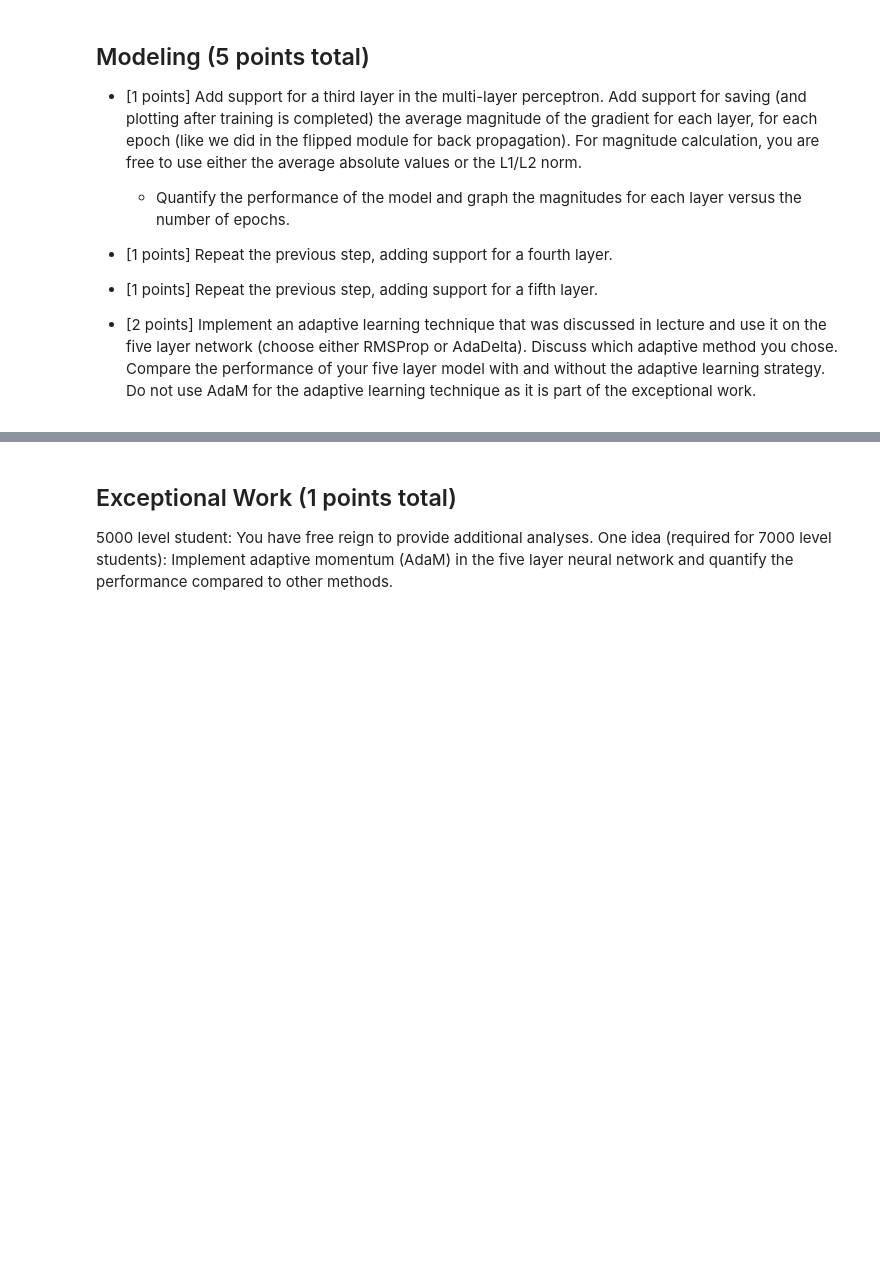
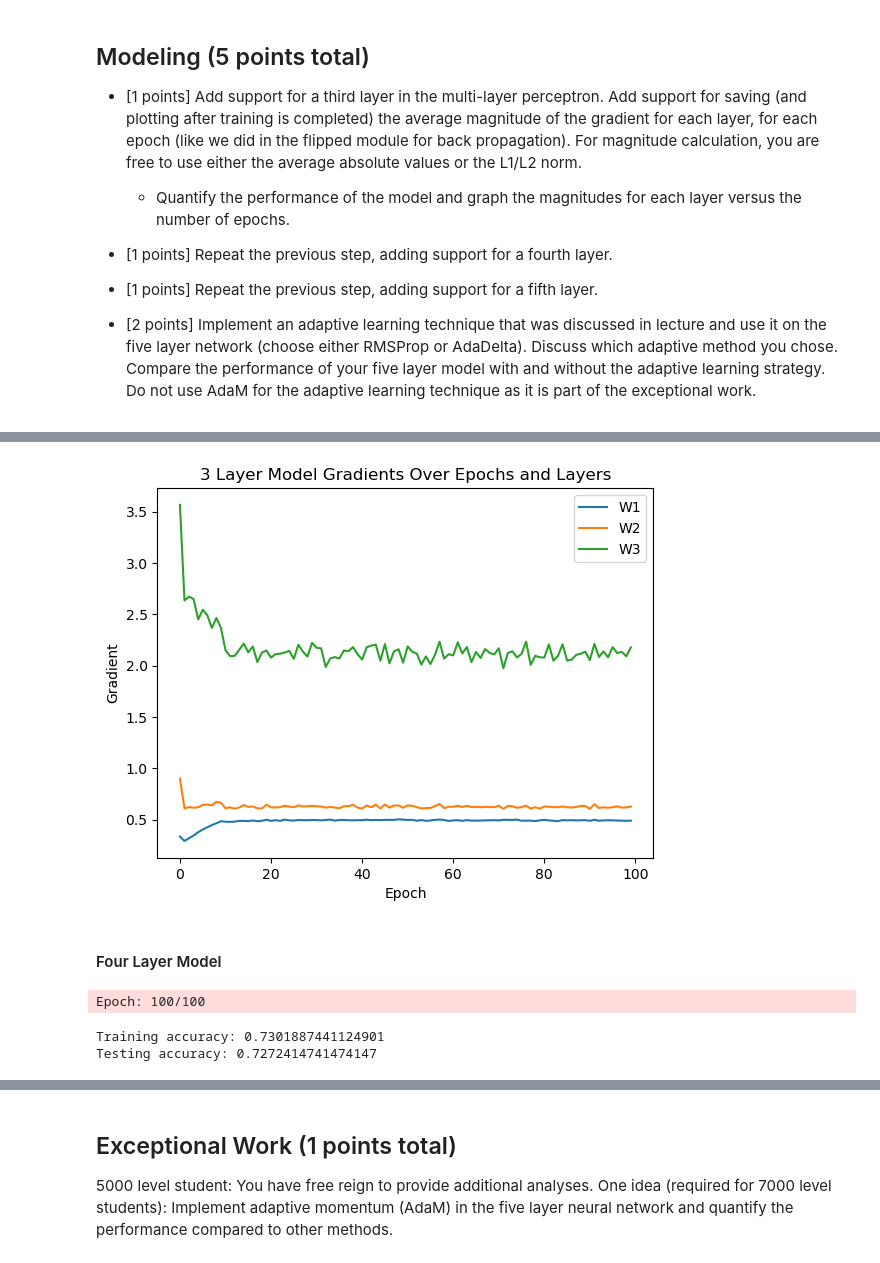
Before and after one commit to 48878679/CS5324_Lab4, a Jupyter notebook: Lab4.ipynb, the cells around one changed output, grey strips where cells are left out. Cells and saved outputs as stored; diff of their text form; code cells hidden in the pictures; blank space fills up the shorter version.

```diff
--- a/Lab4.ipynb
+++ b/Lab4.ipynb
@@ -124,0 +660,16 @@ We chose a customer segmentation dataset with 8,068 entries. It includes details
+# %%
+# plotting the 3 layer model showing gradients over epochs for each layer
+plt.plot(model4.grad_w1_, label = "W1")
+plt.plot(model4.grad_w2_, label = "W2")
+plt.plot(model4.grad_w3_, label = "W3")
+
+plt.title("3 Layer Model Gradients Over Epochs and Layers")
+plt.xlabel("Epoch")
+plt.ylabel("Gradient")
+plt.legend()
+
+plt.show()
+# %% [output]
+[figure, added]
+# %% [markdown]
+#### Four Layer Model
@@ -124,0 +892,17 @@ We chose a customer segmentation dataset with 8,068 entries. It includes details
+# %%
+# model accuracy with 4 layers
+model5 = FourLayerPerceptron(
+  epochs = 100,
+  n_hidden_2=25,
+  n_hidden_3=20,
+  minibatches = int(len(X_train) / 256)
+)
+
+model5.fit(X_train_ohe, y_train_classes, True, (X_test_ohe, y_test_classes))
+
+print(f"Training accuracy: { model5.score_[-1] }")
+print(f"Testing accuracy: { model5.val_score_[-1] }")
+# %% [output]
+Epoch: 100/100
+Training accuracy: 0.7301887441124901
+Testing accuracy: 0.7272414741474147
```
Also changed, not shown: parts of 28 cells of this notebook.
